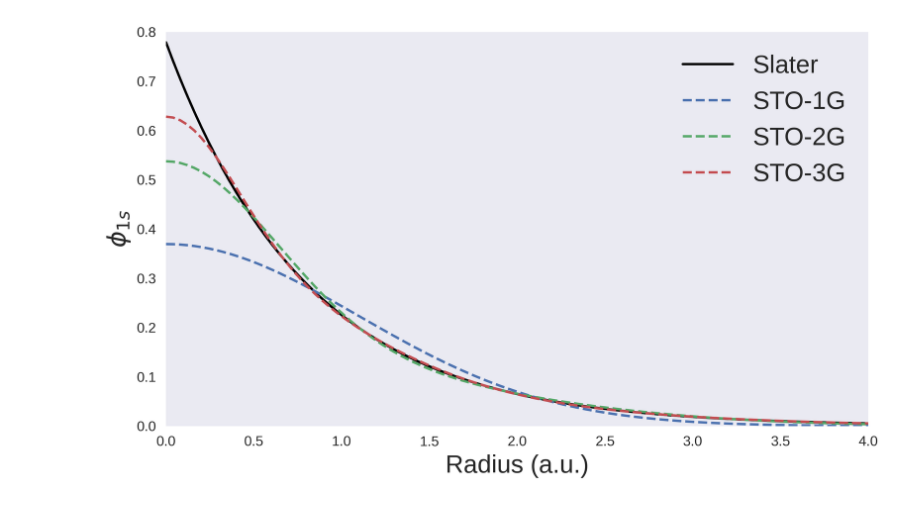
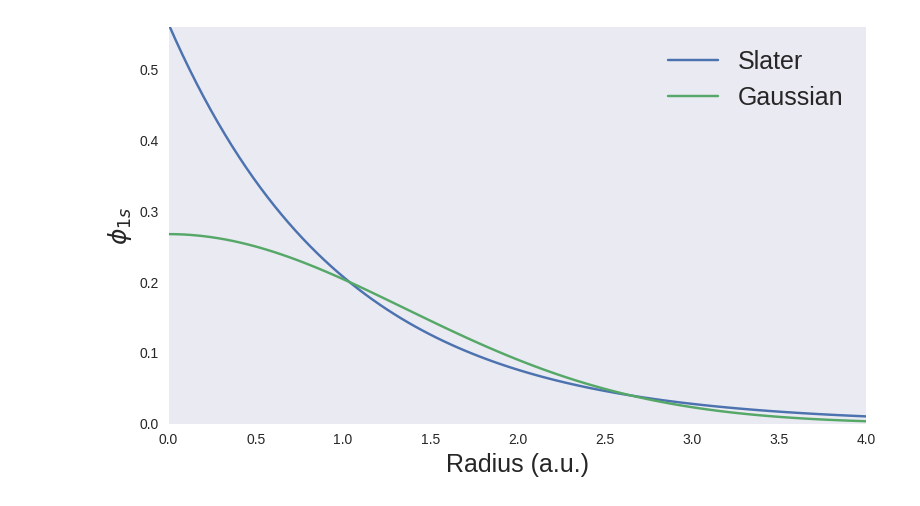
Before and after one commit to samco7/hartree-fock, a Jupyter notebook: figures.ipynb, the cells around one changed output. Cells and saved outputs as stored; diff of their text form; code cells hidden in the pictures.

```diff
--- a/figures.ipynb
+++ b/figures.ipynb
@@ -1,4 +0,0 @@
-# %%
-import numpy as np
-from matplotlib import pyplot as plt
-plt.style.use('seaborn')
@@ -25,24 +0,0 @@ plt.show()
-# %%
-one_coeff = [(1, .270950*1.24**2)]
-two_coeffs = [(.4301284983, 1.309756377), (.6789135305, .2331359749)]
-three_coeffs = [(.4446345422, .1688554040), (.5353281423, .6239137298), (.1543289673, 3.425250914)]
-
-plt.figure(figsize=(8, 4.8), dpi=400)
-r = np.linspace(0, 4, 100)
-plt.plot(r, slater(1.24, r), c='k')
-for coeffs in [one_coeff, two_coeffs, three_coeffs]:
-    cgf = 0
-    for coeff in coeffs:
-        cgf += coeff[0]*gaussian(coeff[1], r)
-    plt.plot(r, cgf, '--')
-plt.xlabel('Radius (a.u.)', fontsize=18)
-plt.ylabel(r'$\phi_{1s}$', fontsize=18)
-plt.legend(['Slater', 'STO-1G', 'STO-2G', 'STO-3G'], fontsize=18)
-plt.grid(False)
-plt.xlim(0, 4)
-plt.ylim(0, .8)
-plt.tight_layout()
-plt.savefig('./figures/sto-ng.png')
-plt.show()
-# %% [output]
-[figure, removed]
@@ -48,0 +3,4 @@ plt.show()
+# %%
+compare_slater_gaussian()
+# %% [output]
+[figure, added]
```
Also changed, not shown: parts of 3 cells of this notebook, 8 other files.
